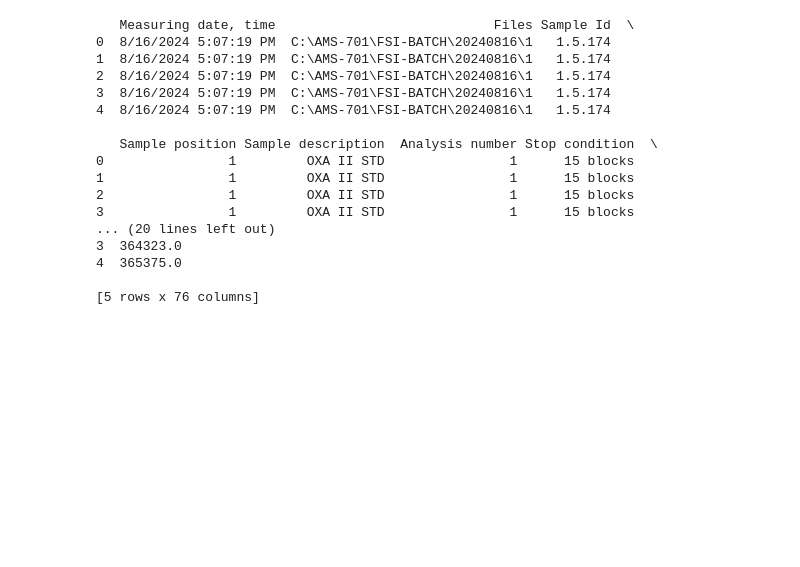
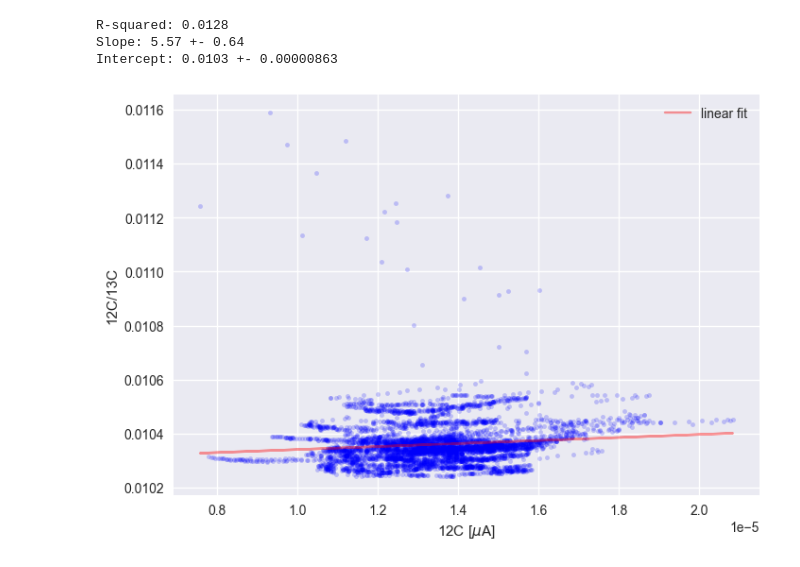
Before and after one commit to javiermasruiz/LEMA_fsires_unpacker, a Jupyter notebook: analisis.ipynb, the cells around one changed output. Cells and saved outputs as stored; diff of their text form; code cells hidden in the pictures; blank space fills up the shorter version.

Commit message:
adding linear fit

```diff
--- a/analisis.ipynb
+++ b/analisis.ipynb
@@ -3,22 +1,39 @@ import pandas as pd
-# %%
-df = pd.read_csv('combined_data_carbon.csv') #, header=0, usecols=["First Name", "Sex", "Email"]
-# printing dataframe
-print(df.head())
-# %% [output]
-   Measuring date, time                            Files Sample Id  \
-0  8/16/2024 5:07:19 PM  C:\AMS-701\FSI-BATCH\20240816\1   1.5.174
-1  8/16/2024 5:07:19 PM  C:\AMS-701\FSI-BATCH\20240816\1   1.5.174
-2  8/16/2024 5:07:19 PM  C:\AMS-701\FSI-BATCH\20240816\1   1.5.174
-3  8/16/2024 5:07:19 PM  C:\AMS-701\FSI-BATCH\20240816\1   1.5.174
-4  8/16/2024 5:07:19 PM  C:\AMS-701\FSI-BATCH\20240816\1   1.5.174
-
-   Sample position Sample description  Analysis number Stop condition  \
-0                1         OXA II STD                1      15 blocks
-1                1         OXA II STD                1      15 blocks
-2                1         OXA II STD                1      15 blocks
-3                1         OXA II STD                1      15 blocks
-... (20 lines left out)
-3  364323.0
-4  365375.0
-
-[5 rows x 76 columns]
+# %%
+import pandas as pd
+import matplotlib.pyplot as plt
+import numpy as np
+plt.style.use('seaborn-v0_8')
+# %%
+data = pd.read_csv('combined_data_carbon.csv', usecols=["Iso3cur", "Iso2/Iso3", "Sample description"]) #, header=0, usecols=["First Name", "Sex", "Email"]
+# printing dataframe
+df = data.copy()
+x_arr = df["Iso3cur"].to_numpy()
+y_arr = df["Iso2/Iso3"].to_numpy()
+mean_y_arr = df["Iso2/Iso3"].mean()
+
+par, cov_matrix = np.polyfit(x_arr, y_arr, 1, cov=True)
+error = np.sqrt(np.diag(cov_matrix))
+
+def r_squared(x,y):
+    return np.corrcoef(x,y)[1, 0]**2
+
+#cor_matrix = np.corrcoef(channel, energy)
+#print(cor_matrix[0,1].round(3))
+print(f"R-squared: {r_squared(x_arr, y_arr):.4f}")
+
+print(f"Slope: {par[0]:.2f} +- {error[0]:.2f}")
+print(f"Intercept: {par[1]:.4f} +- {error[1]:.8f}")
+# %% [output]
+R-squared: 0.0128
+Slope: 5.57 +- 0.64
+Intercept: 0.0103 +- 0.00000863
+# %%
+fig, ax = plt.subplots()
+ax.plot(x_arr,y_arr,'b.', alpha=0.2)
+ax.plot(x_arr, x_arr * par[0] + par[1],'r-', alpha=0.4, label='linear fit')
+ax.set_xlabel(r'12C [$\mu$A]')
+ax.set_ylabel(r'12C/13C')
+plt.legend(loc=0)
+plt.show()
+# %% [output]
+[figure, added]
```
Also changed, not shown: parts of 3 cells of this notebook.
